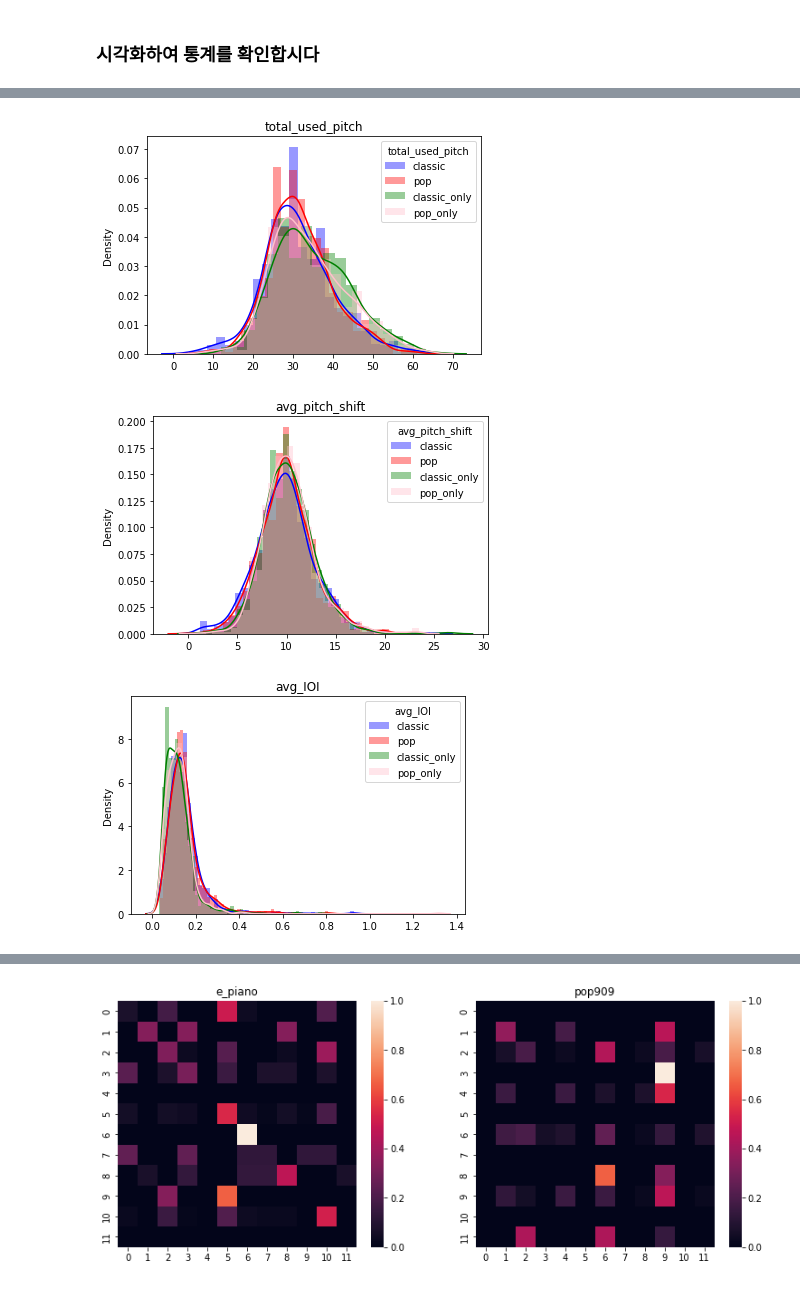
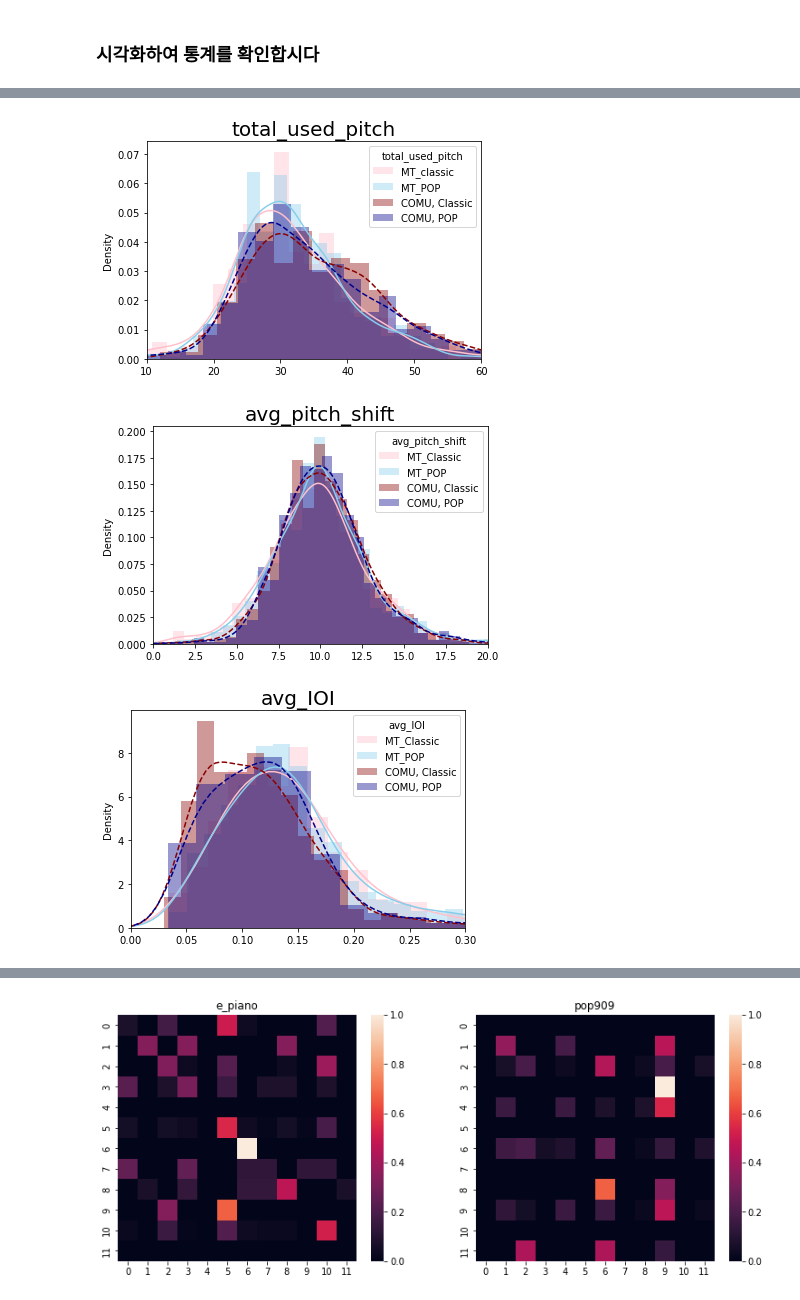
Before and after one commit to yeong35/MusicTransformer-Pytorch, a Jupyter notebook: music_evaluation.ipynb, the cells around one changed output, grey strips where cells are left out. Saved outputs shown, nothing was run; the diff lists cells and outputs as text; code cells hidden in the pictures.

```diff
--- a/music_evaluation.ipynb
+++ b/music_evaluation.ipynb
@@ -50,8 +50,11 @@ MT_CTRL_pop2 = '/home/bang/PycharmProjects/MusicTransformer-Pytorch/static_midi_
 set1 = glob.glob(os.path.join(classic, '*'))
 set2 = glob.glob(os.path.join(pop, '*'))
 
-set3 = glob.glob(os.path.join(MT_CTRL_classic1, '*')) + glob.glob(os.path.join(MT_CTRL_classic2, '*'))
-set4 = glob.glob(os.path.join(MT_CTRL_pop1, '*')) + glob.glob(os.path.join(MT_CTRL_pop2, '*'))
+set3 = glob.glob(os.path.join(MT_classic, '*'))
+set4 = glob.glob(os.path.join(MT_pop, '*'))
+
+set5 = glob.glob(os.path.join(MT_CTRL_classic1, '*')) + glob.glob(os.path.join(MT_CTRL_classic2, '*'))
+set6 = glob.glob(os.path.join(MT_CTRL_pop1, '*')) + glob.glob(os.path.join(MT_CTRL_pop2, '*'))
 # %% [markdown]
 ## Number of samples
 
@@ -64,5 +67,5 @@ set1 size : 909 , set2 size : 2191
 # %%
-num_samples = min(len(set2), len(set4))
+num_samples = min(len(set2), len(set3))
 # %% [markdown]
 ## metrics
 
@@ -106,8 +109,12 @@ set2_eval = copy.deepcopy(evalset)
 set3_eval = copy.deepcopy(evalset)
 set4_eval = copy.deepcopy(evalset)
 
+set5_eval = copy.deepcopy(evalset)
+set6_eval = copy.deepcopy(evalset)
+
 sets1 = [ (set1, set1_eval), (set2, set2_eval) ]
 sets2 = [ (set3, set3_eval), (set4, set4_eval) ]
+sets3 = [ (set5, set5_eval), (set6, set6_eval) ]
 # %% [markdown]
 ## 모든 트랙에 대해서 계산하는 평가지표
 # %%
@@ -376,36 +485,45 @@ plt.show();
 # %%
-sns.distplot(set1_eval['total_used_pitch'], color='blue', label='classic')
-sns.distplot(set2_eval['total_used_pitch'], color='red', label='pop')
-sns.distplot(set3_eval['total_used_pitch'], color='green', label='classic_only')
-sns.distplot(set4_eval['total_used_pitch'], color='pink', label='pop_only')
+# sns.distplot(set1_eval['total_used_pitch'], color='red', label='Classic')
+# sns.distplot(set2_eval['total_used_pitch'], color='blue', label='POP')
+sns.distplot(set3_eval['total_used_pitch'], color='pink', label='MT_classic')
+sns.distplot(set4_eval['total_used_pitch'], color='skyblue', label='MT_POP')
+sns.distplot(set5_eval['total_used_pitch'], color='darkred', kde_kws={'linestyle':'--'}, label='COMU, Classic')
+sns.distplot(set6_eval['total_used_pitch'], color='darkblue', kde_kws={'linestyle':'--'}, label='COMU, POP')
 
-plt.title("total_used_pitch")
-plt.legend(title='total_used_pitch')
+plt.xlim(10, 60)
+plt.title("total_used_pitch", fontsize=20)
+plt.legend(title='total_used_pitch', fontsize=10)
 plt.savefig('total_used_pitch.png', dpi=300)
 plt.show()
 # %% [output]
-[figure, old version]
+[figure, new version]
 # %%
-sns.distplot(set1_eval['avg_pitch_shift'], color='blue', label='classic')
-sns.distplot(set2_eval['avg_pitch_shift'], color='red', label='pop')
-sns.distplot(set3_eval['avg_pitch_shift'], color='green', label='classic_only')
-sns.distplot(set4_eval['avg_pitch_shift'], color='pink', label='pop_only')
+# sns.distplot(set1_eval['avg_pitch_shift'], color='red', label='Classic')
+# sns.distplot(set2_eval['avg_pitch_shift'], color='blue', label='POP')
+sns.distplot(set3_eval['avg_pitch_shift'], color='pink', label='MT_Classic')
+sns.distplot(set4_eval['avg_pitch_shift'], color='skyblue', label='MT_POP')
+sns.distplot(set5_eval['avg_pitch_shift'], color='darkred', kde_kws={'linestyle':'--'}, label='COMU, Classic')
+sns.distplot(set6_eval['avg_pitch_shift'], color='darkblue', kde_kws={'linestyle':'--'}, label='COMU, POP')
 
-plt.title("avg_pitch_shift")
-plt.legend(title='avg_pitch_shift')
+plt.xlim(0, 20)
+plt.title("avg_pitch_shift", fontsize=20)
+plt.legend(title='avg_pitch_shift', fontsize=10)
 plt.savefig('avg_pitch_shift.png', dpi=300)
 plt.show()
 # %% [output]
-[figure, old version]
+[figure, new version]
 # %%
-sns.distplot(set1_eval['avg_IOI'], color='blue', label='classic')
-sns.distplot(set2_eval['avg_IOI'], color='red', label='pop')
-sns.distplot(set3_eval['avg_IOI'], color='green', label='classic_only')
-sns.distplot(set4_eval['avg_IOI'], color='pink', label='pop_only')
+# sns.distplot(set1_eval['avg_IOI'], color='red', label='Classic')
+# sns.distplot(set2_eval['avg_IOI'], color='blue', label='POP')
+sns.distplot(set3_eval['avg_IOI'], color='pink', label='MT_Classic')
+sns.distplot(set4_eval['avg_IOI'], color='skyblue', label='MT_POP')
+sns.distplot(set5_eval['avg_IOI'], color='darkred', kde_kws={'linestyle':'--'}, label='COMU, Classic')
+sns.distplot(set6_eval['avg_IOI'], color='darkblue', kde_kws={'linestyle':'--'}, label='COMU, POP')
 
-plt.title("avg_IOI")
-plt.legend(title='avg_IOI')
+plt.xlim(0, 0.3)
+plt.title("avg_IOI", fontsize=20)
+plt.legend(title='avg_IOI', fontsize=10)
 plt.savefig('avg_IOI.png', dpi=300)
 plt.show()
 # %% [output]
-[figure, old version]
+[figure, new version]
```
Also changed, not shown: parts of 15 cells of this notebook, 10 other files.
